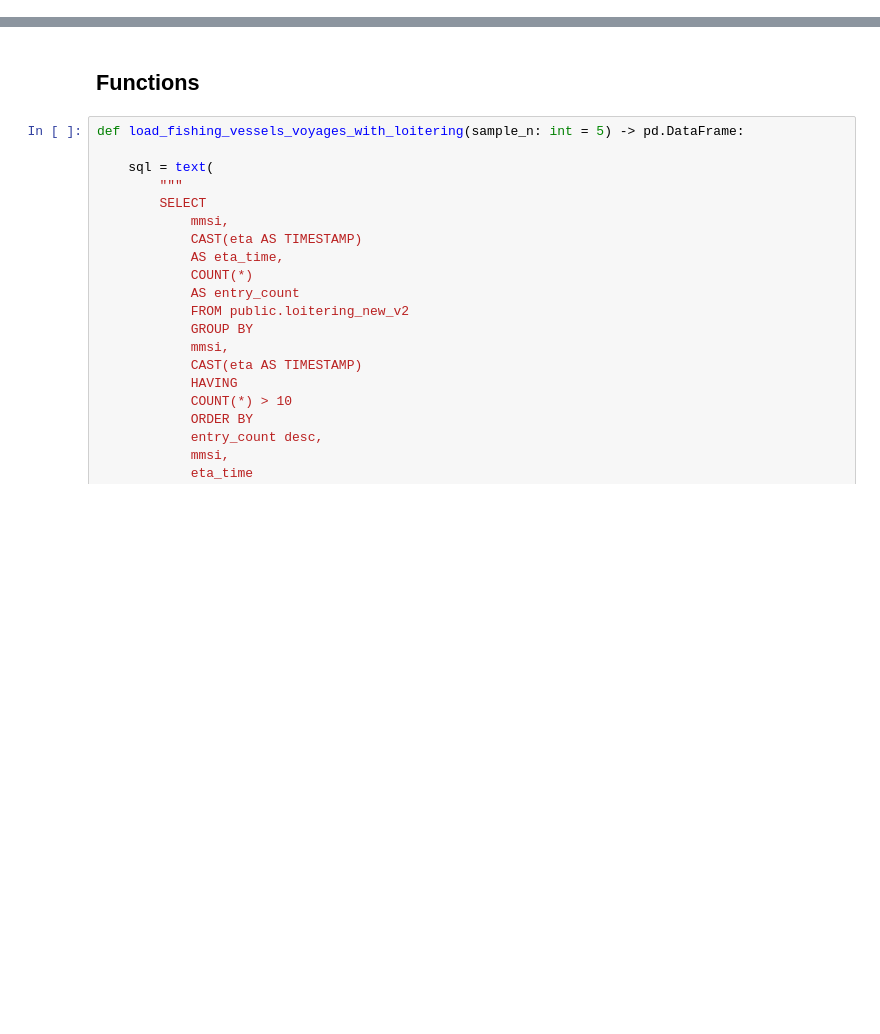
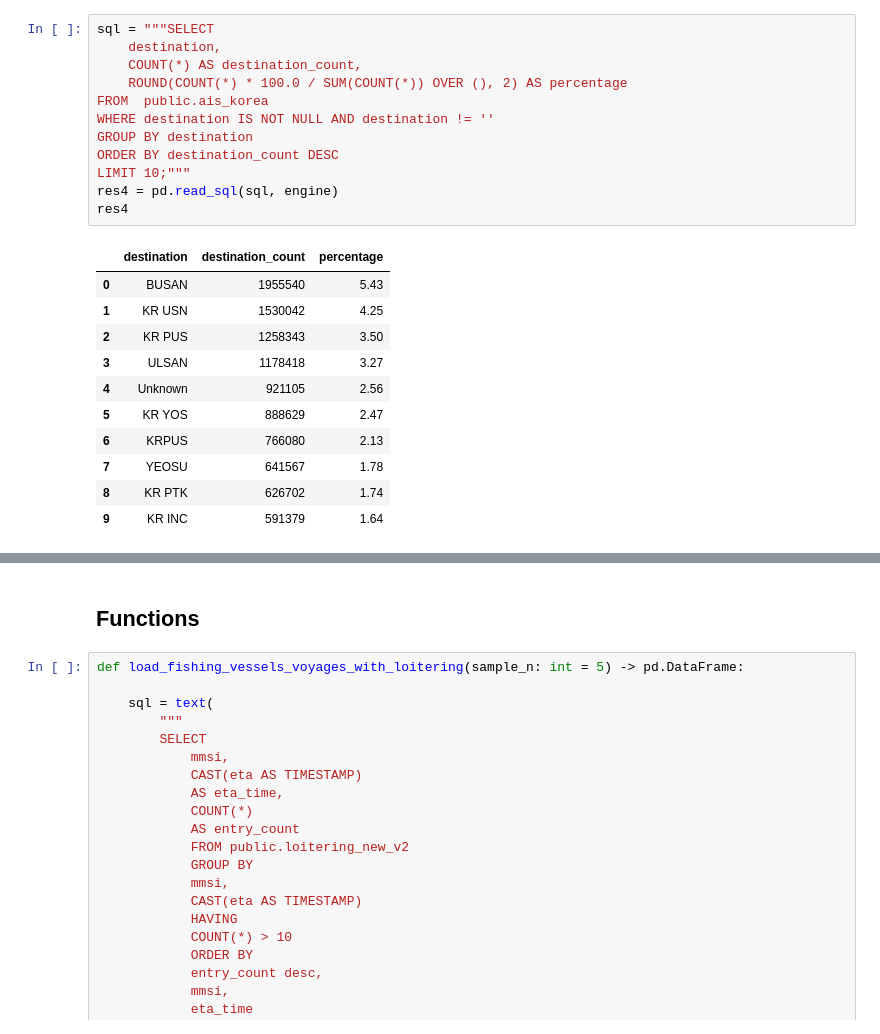
Before and after one commit to uhatikus/MS, a Jupyter notebook: FishingBoatsAnomalyDetection/fishingboatsprediction/notebooks/loitering_classification_prep.ipynb, the cells around one changed output, grey strips where cells are left out. Drawn from its saved outputs; the diff is of its cells as text; blank space fills up the shorter version.

```diff
--- a/FishingBoatsAnomalyDetection/fishingboatsprediction/notebooks/loitering_classification_prep.ipynb
+++ b/FishingBoatsAnomalyDetection/fishingboatsprediction/notebooks/loitering_classification_prep.ipynb
@@ -37,0 +82,24 @@ KeyboardInterrupt:
+# %%
+sql = """SELECT
+    destination,
+    COUNT(*) AS destination_count,
+    ROUND(COUNT(*) * 100.0 / SUM(COUNT(*)) OVER (), 2) AS percentage
+FROM  public.ais_korea
+WHERE destination IS NOT NULL AND destination != ''
+GROUP BY destination
+ORDER BY destination_count DESC
+LIMIT 10;"""
+res4 = pd.read_sql(sql, engine)
+res4
+# %% [output]
+|  | destination | destination_count | percentage |
+| 0 | BUSAN | 1955540 | 5.43 |
+| 1 | KR USN | 1530042 | 4.25 |
+| 2 | KR PUS | 1258343 | 3.50 |
+| 3 | ULSAN | 1178418 | 3.27 |
+| 4 | Unknown | 921105 | 2.56 |
+| 5 | KR YOS | 888629 | 2.47 |
+| 6 | KRPUS | 766080 | 2.13 |
+| 7 | YEOSU | 641567 | 1.78 |
+| 8 | KR PTK | 626702 | 1.74 |
+| 9 | KR INC | 591379 | 1.64 |
```
Also changed, not shown: parts of 7 cells of this notebook.
